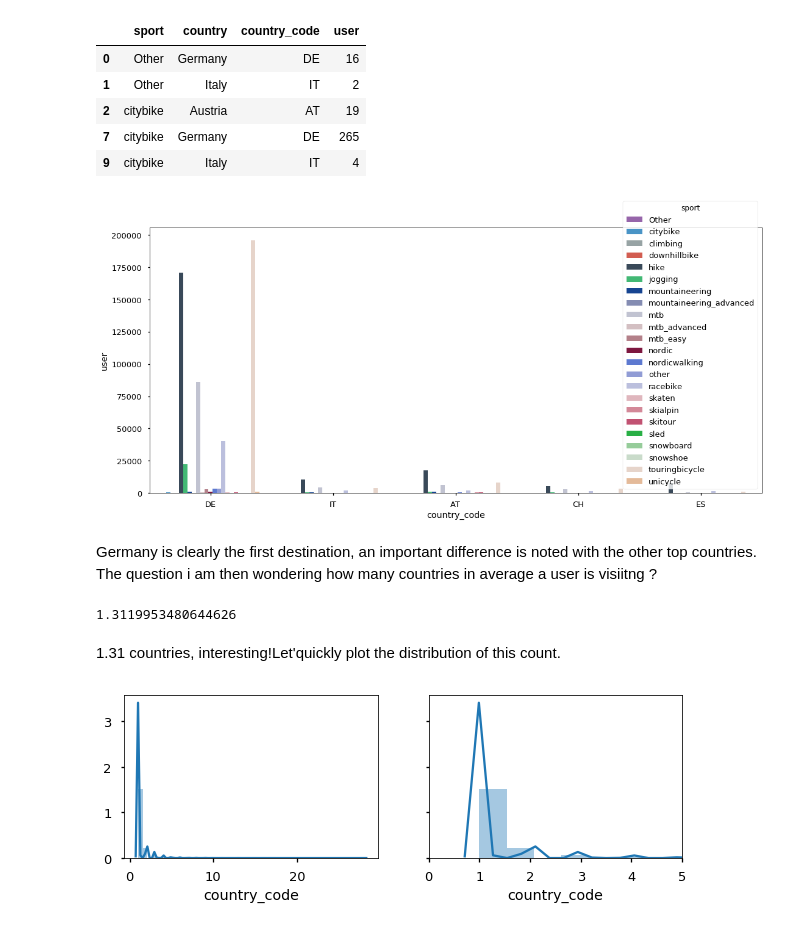
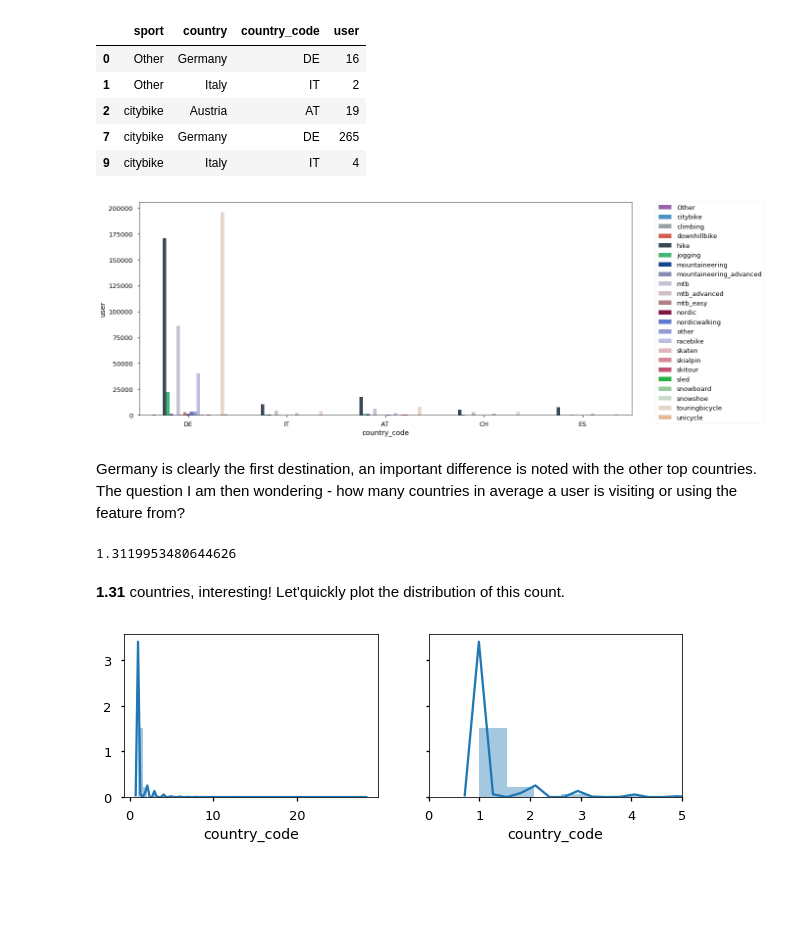
Before and after one commit to BambyG/recording_tours_analysis, a Jupyter notebook: recording_tours_analysis_final.ipynb, the cells around one changed output. Saved outputs shown, nothing was run; the diff lists cells and outputs as text; code cells hidden in the pictures; blank space fills up the shorter version.

```diff
--- a/recording_tours_analysis_final.ipynb
+++ b/recording_tours_analysis_final.ipynb
@@ -283,18 +283,19 @@ bsp.head()
 # %%
 plt.figure(figsize = (18,8))
 flatui = ["#9b59b6", "#3498db", "#95a5a6", "#e74c3c", "#34495e", "#2ecc71","#023fa5", "#7d87b9", "#bec1d4", "#d6bcc0", "#bb7784", "#8e063b", "#4a6fe3", "#8595e1", "#b5bbe3", "#e6afb9", "#e07b91", "#d33f6a", "#11c638", "#8dd593", "#c6dec7", "#ead3c6", "#f0b98d", "#ef9708", "#0fcfc0", "#9cded6", "#d5eae7", "#f3e1eb", "#f6c4e1", "#f79cd4"]
 ax = sns.barplot(x='country_code', y='user', data = bsp, hue= 'sport',palette=flatui)
+plt.legend(bbox_to_anchor=(1.05, 1), loc=2, borderaxespad=0.);
 # %% [output]
-[figure, old version]
+[figure, new version]
 # %% [markdown]
-Germany is clearly the first destination, an important difference is noted with the other top countries. The question i am then wondering how many countries in average a user is visiitng ?
+Germany is clearly the first destination, an important difference is noted with the other top countries. The question I am then wondering - how many countries in average a user is visiting or using the feature from?
 # %%
 zones = df_final[['user','country_code']].drop_duplicates()
 zones.groupby('user')['country_code'].size().mean()
 # %% [output]
 1.3119953480644626
 # %% [markdown]
-1.31 countries, interesting!Let'quickly plot the distribution of this count.
+**1.31** countries, interesting! Let'quickly plot the distribution of this count.
 # %%
 fig, (ax1, ax2) = plt.subplots(ncols=2, sharey=True, figsize= (10,3))
 sns.distplot(zones.groupby('user')['country_code'].size(),ax=ax1)
```
Also changed, not shown: parts of 34 cells of this notebook, 3 other files.
